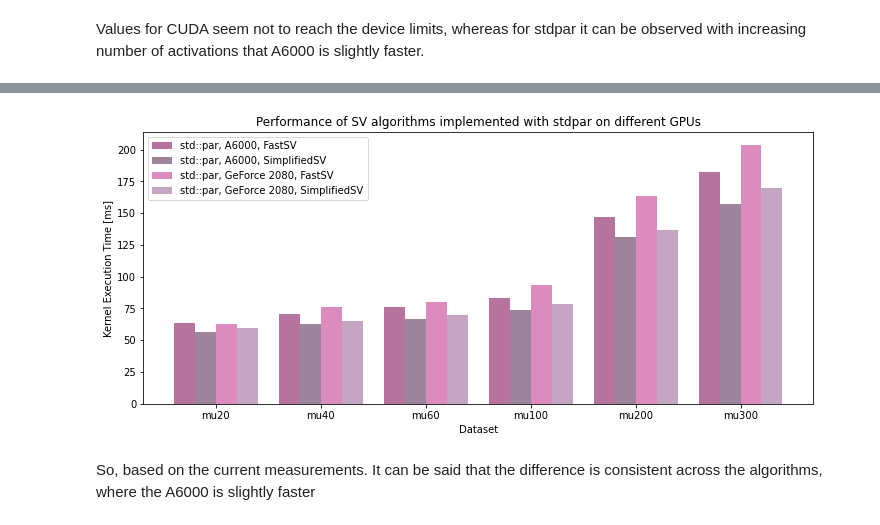
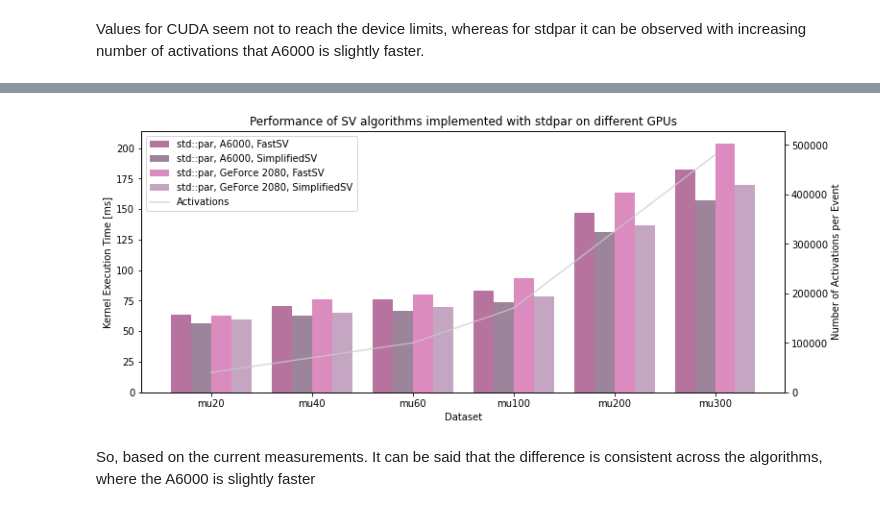
Before and after one commit to ugGit/stdpar-benchmark-analysis, a Jupyter notebook: analysis.ipynb, the cells around one changed output, grey strips where cells are left out. Cells and saved outputs as stored; diff of their text form; code cells hidden in the pictures.

Commit message:
unfiltered plots and tables

```diff
--- a/analysis.ipynb
+++ b/analysis.ipynb
@@ -66,36 +137,3 @@ nbr_of_benchmarks_per_run = len(df['dataset'].unique())
 # Show a preview of a df listing the first dataset for each benchmark
 def preview_df(df):
     return df[::nbr_of_benchmarks_per_run]
-# %%
-# data = list of data inputs
-# datalabels = list of labels for the data
-# labels = x value labels
-def plot_multi_bar_chart(data, datalabels, labels, colors, y_axis_label, title=None, filename=None):
-    num_data = len(labels)
-    num_bars = len(datalabels)
-
-    X_axis = np.arange(num_data)
-
-    # calculate the width of the figure dynamically based on number of data points
-    FIG_WIDTH_CONSTANT_PER_BAR = 0.5
-    fig_width = num_data*num_bars*FIG_WIDTH_CONSTANT_PER_BAR
-    plt.figure(figsize=(fig_width,5))
-
-    # calculate offset width
-    TOTAL_WIDTH_ALL_BARS = 0.8 # basically defines the space between data of two different labels (not to confuse with datalabels)
-    BAR_WIDTH = TOTAL_WIDTH_ALL_BARS / num_bars
-    current_offset = -(BAR_WIDTH * (num_bars/2)) + BAR_WIDTH/2 # center the bars
-    # iterate over data and adjust offset after each iteration
-    for d, l, c in zip (data, datalabels, colors):
-        plt.bar(X_axis + current_offset, d, BAR_WIDTH, label = l, color=c)
-        current_offset += BAR_WIDTH
-
-    plt.xticks(X_axis, labels)
-    plt.xlabel("Dataset")
-    plt.ylabel(y_axis_label)
-    plt.legend(loc="upper left")
-    if title:
-        plt.title(title)
-    if filename:
-        save_plot(plt, filename)
-    plt.show()
@@ -145,10 +233,12 @@ def reorder(source_list, order):
 # Label fields determines the columns used to build the labels in the legend (e.g. ('programming_model', 'environment', 'target_mode')).
 def plot_df(df, distinct_columns, label_fields,
             value_field='kernel_time',
-            value_axis_label='Kernel Execution Time [ms]',
+            value_axis_label='Execution Time [ms]',
             title=None,
             override_colors=None,
-            plot_func=plot_multi_bar_chart):
+            plot_func=plot_multi_bar_chart,
+            show_activations=False
+           ):
     # Create copy to work with
     df = df.copy()
 
@@ -177,7 +267,8 @@ def plot_df(df, distinct_columns, label_fields,
         colors=colors,
         y_axis_label=value_axis_label,
         title=title,
-        filename=title
+        filename=title,
+        show_activations=show_activations
     )
 # %%
 # This could be usd to sort a dataframe, with sort_by being either a single column name or a tuple of column names:
@@ -425,12 +588,13 @@ preview_df(stdpar_gpu_comparison)
 # %%
 plot_df(df=stdpar_gpu_comparison,
         distinct_columns=('benchmark', 'programming_model', 'target', 'algorithm'),
         label_fields=('programming_model', 'target', 'algorithm'),
         title=f'Performance of SV algorithms implemented with stdpar on different GPUs',
-        override_colors=[(2, '#DB8BBE'), (3, '#C4A6C2')]
+        override_colors=[(2, '#DB8BBE'), (3, '#C4A6C2')],
+        show_activations=True
        )
 # %% [output]
-[figure, old version]
+[figure, new version]
 # %% [markdown]
 So, based on the current measurements. It can be said that the difference is consistent across the algorithms, where the A6000 is slightly faster
 # %% [markdown]
```
Also changed, not shown: parts of 65 cells of this notebook.
